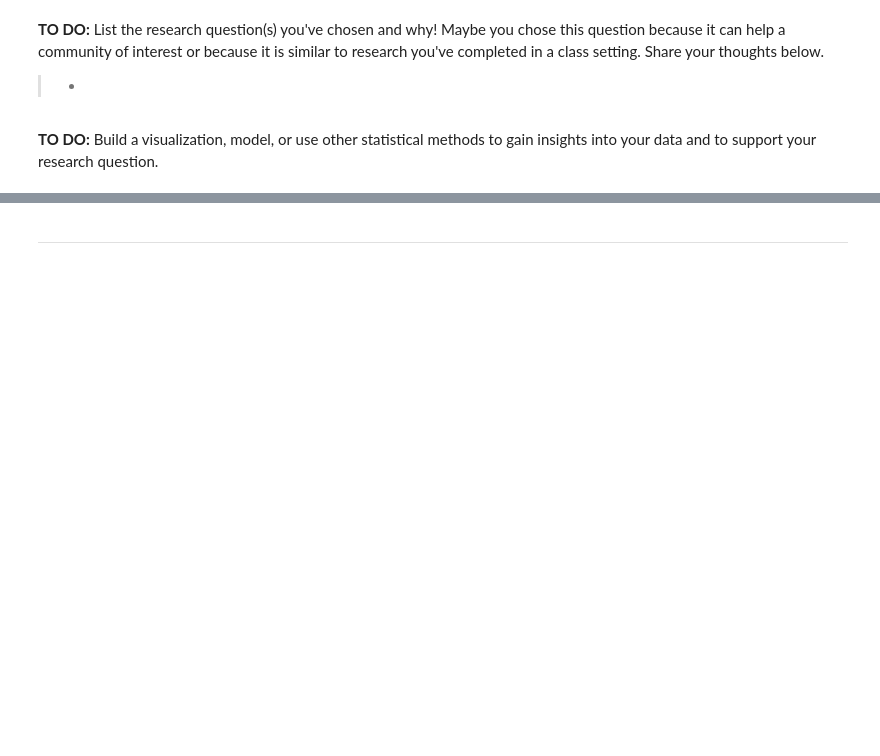
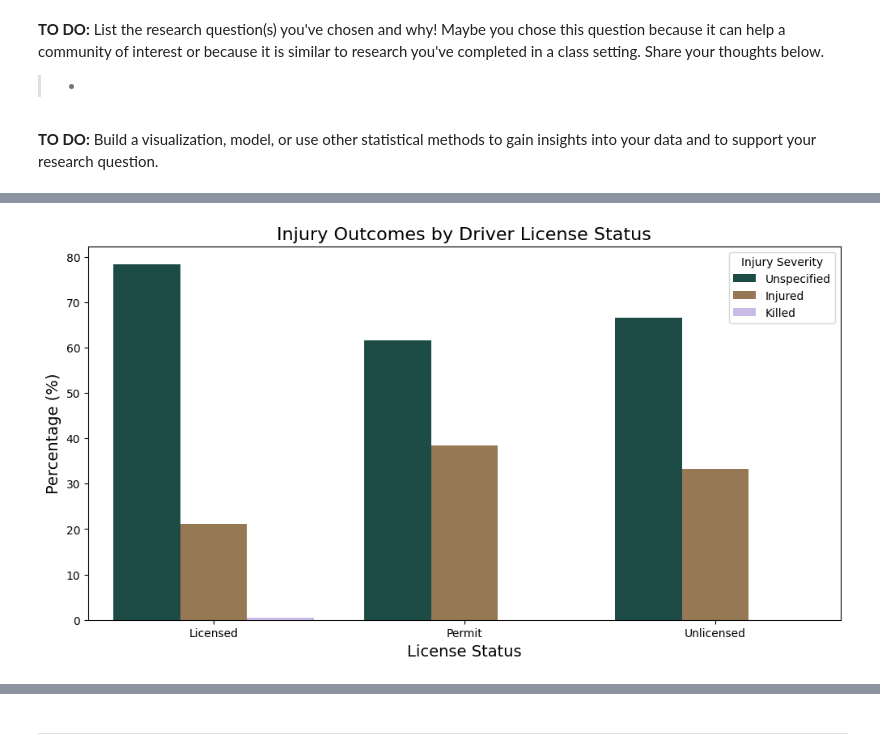
Before and after one commit to Raswanth-Prasath/TDSP, a Jupyter notebook: EXPLORER_ACCELERATOR_Transportation_Data_Science_Project_(TDSP).ipynb, the cells around one changed output, grey strips where cells are left out. Cells and saved outputs as stored; diff of their text form; code cells hidden in the pictures; blank space fills up the shorter version.

```diff
--- a/EXPLORER_ACCELERATOR_Transportation_Data_Science_Project_(TDSP).ipynb
+++ b/EXPLORER_ACCELERATOR_Transportation_Data_Science_Project_(TDSP).ipynb
@@ -922,0 +1020,87 @@ KeyError: "'heatmap' is not a known colormap name"
+# %%
+# Prepare Vehicles data - aggregate multiple vehicles per collision
+vehicles_agg = vehicles.groupby('collision_id').agg({
+    'vehicle_type': lambda x: ', '.join(x.dropna().unique()),
+    'driver_license_status': lambda x: x.mode()[0] if not x.mode().empty else None
+}).reset_index()
+
+print(vehicles_agg.head().to_string())
+
+# Merge with Person data
+merged = person.merge(
+    vehicles_agg,
+    on='collision_id',
+    how='left',
+    validate="m:1"  # Many persons to one aggregated vehicle record
+)
+
+print(f"Merged data shape: {merged.shape}")
+print("Unique collision IDs:", merged['collision_id'].nunique())
+
+# 1. Driver License Status vs. Injury Rate (Fixed)
+plt.figure(figsize=(12,6))
+license_data = merged[merged['driver_license_status'].notna()]
+
+# Calculate percentages
+license_stats = (license_data.groupby('driver_license_status')['person_injury']
+                 .value_counts(normalize=True)
+                 .mul(100)
+                 .rename('percentage')
+                 .reset_index())
+
+sns.barplot(
+    x='driver_license_status',
+    y='percentage',
+    hue='person_injury',
+    data=license_stats,
+    palette='cubehelix'
+)
+plt.title('Injury Outcomes by Driver License Status', fontsize=16)
+plt.xlabel('License Status', fontsize=14)
+plt.ylabel('Percentage (%)', fontsize=14)
+plt.legend(title='Injury Severity')
+plt.show()
+
+# 2. Vehicle Type vs. Pedestrian Outcomes (Fixed)
+ped_data = merged[merged['person_type'] == 'Pedestrian'].copy()
+
+# Clean vehicle types
+ped_data['vehicle_type'] = ped_data['vehicle_type'].str.title().str.replace('-', ' ')
+common_vehicles = ped_data['vehicle_type'].value_counts().nlargest(5).index
+
+plt.figure(figsize=(14,7))
+sns.countplot(
+    x='vehicle_type',
+    hue='person_injury',
+    data=ped_data[ped_data['vehicle_type'].isin(common_vehicles)],
+    palette='rocket',
+    order=common_vehicles
+)
+plt.title('Pedestrian Outcomes by Vehicle Type (Top 5)', fontsize=16)
+plt.xlabel('Vehicle Type', fontsize=14)
+plt.ylabel('Count', fontsize=14)
+plt.xticks(rotation=45)
+plt.legend(title='Injury Severity')
+plt.show()
+
+# 3. Safety Equipment Effectiveness (Fixed)
+safety_data = merged[
+    (merged['safety_equipment'].notna()) &
+    (merged['safety_equipment'] != 'None') &
+    (merged['person_type'] == 'Motor Vehicle Occupant')
+]
+
+plt.figure(figsize=(14,7))
+sns.countplot(
+    y='safety_equipment',
+    hue='person_injury',
+    data=safety_data,
+    palette='viridis',
+    order=safety_data['safety_equipment'].value_counts().iloc[:5].index
+)
+plt.title('Top 5 Safety Equipment Effectiveness', fontsize=16)
+plt.xlabel('Count', fontsize=14)
+plt.ylabel('Safety Equipment', fontsize=14)
+plt.legend(title='Injury Severity')
+plt.show()
+# %% [output]
@@ -922,0 +1109 @@ KeyError: "'heatmap' is not a known colormap name"
+[figure, added]
```
Also changed, not shown: parts of 13 cells of this notebook.
